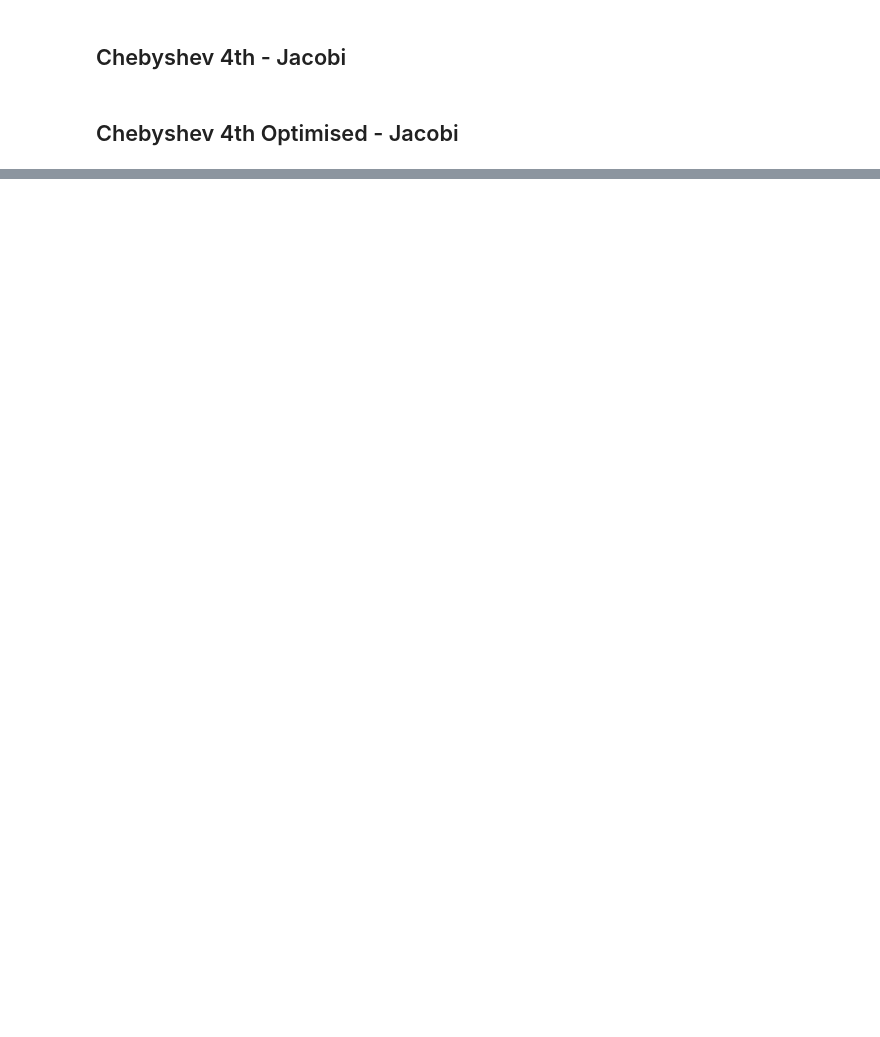
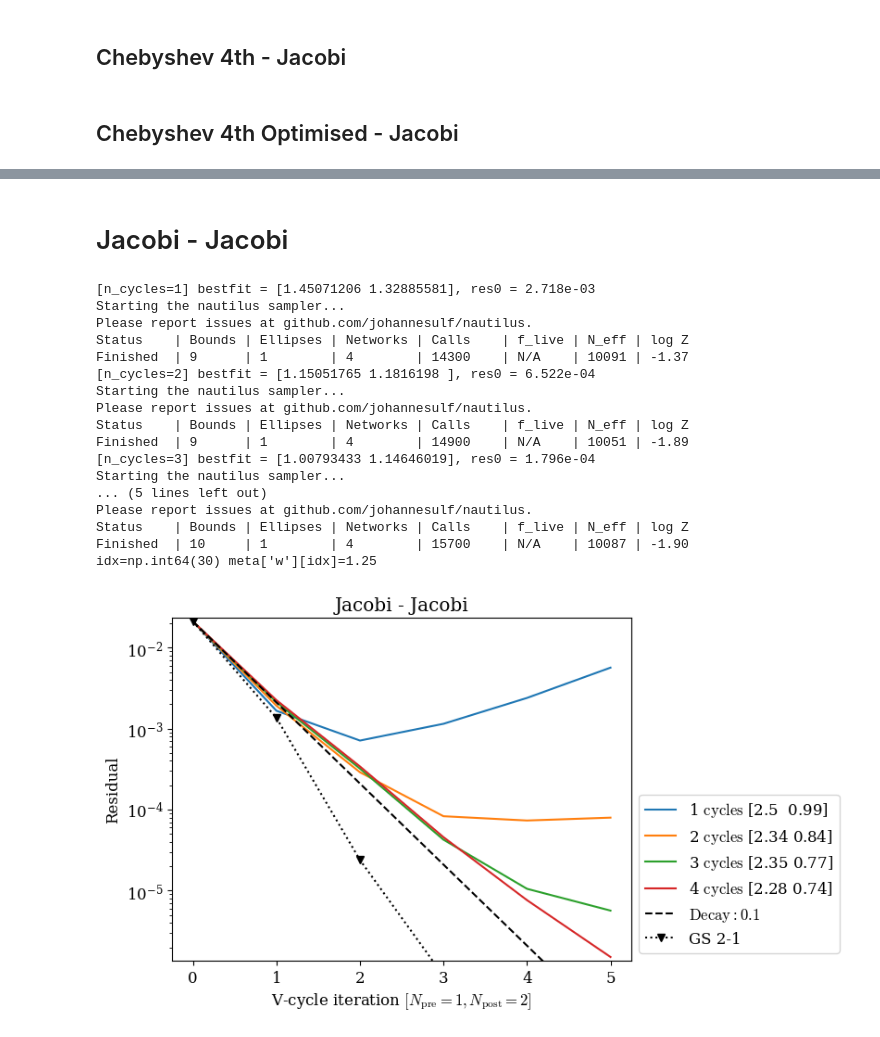
Before and after one commit to mianbreton/pysco, a Jupyter notebook: compute_residuals.ipynb, the cells around one changed output, grey strips where cells are left out. Saved outputs shown, nothing was run; the diff lists cells and outputs as text; code cells hidden in the pictures; blank space fills up the shorter version.

```diff
--- a/compute_residuals.ipynb
+++ b/compute_residuals.ipynb
@@ -1321,0 +1542,49 @@ for Npre in range(nsmooth_max+1):
+# %% [markdown]
+# Jacobi - Jacobi
+# %%
+param_names = ["w1", "w2"]
+priors = np.array([[0,2.5],
+                   [0,2.5]])
+guess = np.mean(priors, axis=1)
+prior = make_nautilus_priors(param_names, priors)
+
+# -------------------------------------------------
+# Core residual evaluator
+# -------------------------------------------------
+def compute_residual(theta, n_cycles):
+    x = x0.copy()
+    w1 = float(theta[0])
+    w2 = float(theta[1])
+    for _ in range(n_cycles):
+        V_cycle_jacobi_w1w2(x, b, param, w1, w2)
+    return residual_error(x, b)
+# -------------------------------------------------
+# Main loop over iteration count
+# -------------------------------------------------
+sampler_jj = run_fitting(niter, guess, priors, prior, residual)
+
+# -------------------------------------------------
+# Compute residual for bestfit parameters
+# -------------------------------------------------
+title = "Jacobi - Jacobi"
+nparam = 2
+plot_bestfit(param, title, nparam, sampler_jj)
+# %% [output]
+[n_cycles=1] bestfit = [1.45071206 1.32885581], res0 = 2.718e-03
+Starting the nautilus sampler...
+Please report issues at github.com/johannesulf/nautilus.
+Status    | Bounds | Ellipses | Networks | Calls    | f_live | N_eff | log Z
+Finished  | 9      | 1        | 4        | 14300    | N/A    | 10091 | -1.37
+[n_cycles=2] bestfit = [1.15051765 1.1816198 ], res0 = 6.522e-04
+Starting the nautilus sampler...
+Please report issues at github.com/johannesulf/nautilus.
+Status    | Bounds | Ellipses | Networks | Calls    | f_live | N_eff | log Z
+Finished  | 9      | 1        | 4        | 14900    | N/A    | 10051 | -1.89
+[n_cycles=3] bestfit = [1.00793433 1.14646019], res0 = 1.796e-04
+Starting the nautilus sampler...
+... (5 lines left out)
+Please report issues at github.com/johannesulf/nautilus.
+Status    | Bounds | Ellipses | Networks | Calls    | f_live | N_eff | log Z
+Finished  | 10     | 1        | 4        | 15700    | N/A    | 10087 | -1.90
+idx=np.int64(30) meta['w'][idx]=1.25
+[figure, added]
```
Also changed, not shown: parts of 62 cells of this notebook.
